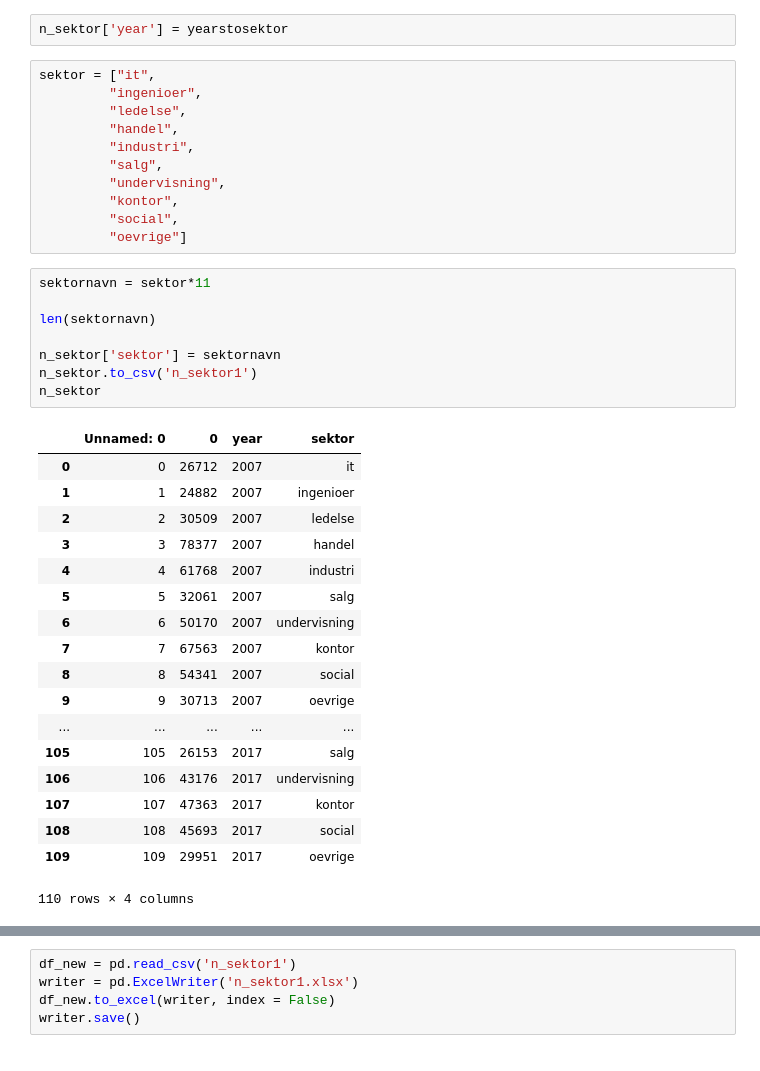
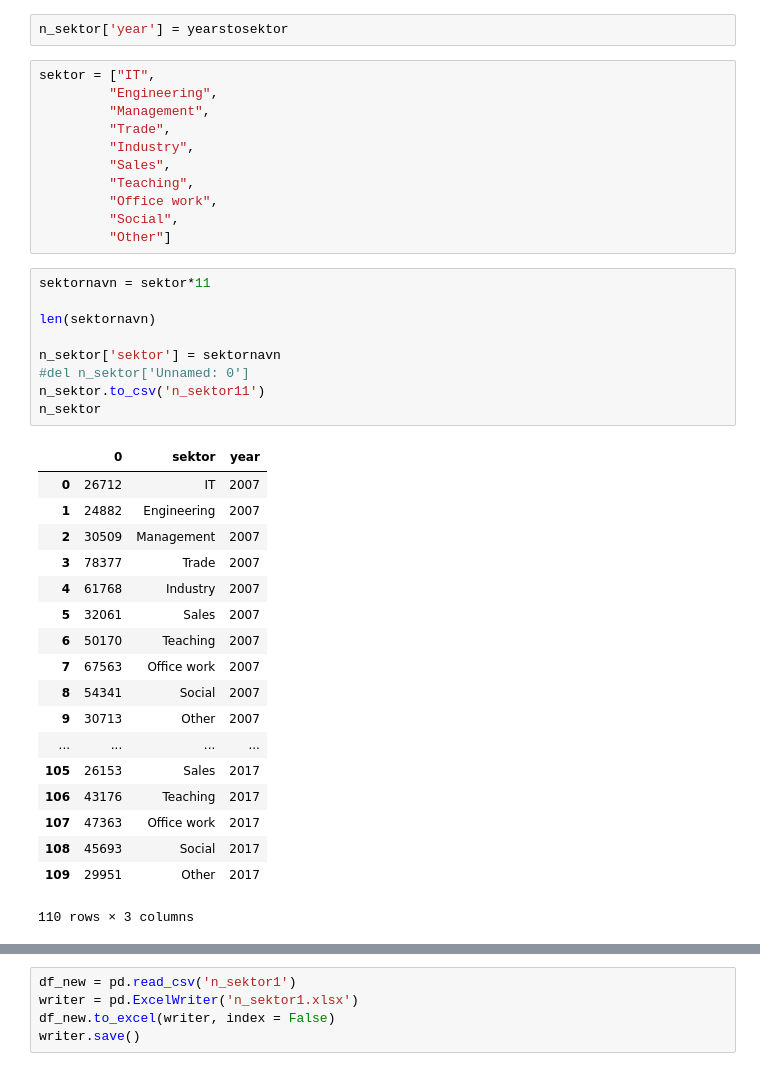
Before and after one commit to Naeim-S/GRP-33-TEST-1, a Jupyter notebook: EXAM/Dataset/Grafer.ipynb, the cells around one changed output, grey strips where cells are left out. Cells and saved outputs as stored; diff of their text form.

```diff
--- a/EXAM/Dataset/Grafer.ipynb
+++ b/EXAM/Dataset/Grafer.ipynb
@@ -183,43 +186,44 @@ yearstosektor
  2017]
 # %%
 n_sektor['year'] = yearstosektor
-# %%
-sektor = ["it",
-         "ingenioer",
-         "ledelse",
-         "handel",
-         "industri",
-         "salg",
-         "undervisning",
-         "kontor",
-         "social",
-         "oevrige"]
+# %%
+sektor = ["IT",
+         "Engineering",
+         "Management",
+         "Trade",
+         "Industry",
+         "Sales",
+         "Teaching",
+         "Office work",
+         "Social",
+         "Other"]
 # %%
 sektornavn = sektor*11
 
 len(sektornavn)
 
 n_sektor['sektor'] = sektornavn
-n_sektor.to_csv('n_sektor1')
+#del n_sektor['Unnamed: 0']
+n_sektor.to_csv('n_sektor11')
 n_sektor
 # %% [output]
-|  | Unnamed: 0 | 0 | year | sektor |
-| 0 | 0 | 26712 | 2007 | it |
-| 1 | 1 | 24882 | 2007 | ingenioer |
-| 2 | 2 | 30509 | 2007 | ledelse |
-| 3 | 3 | 78377 | 2007 | handel |
-| 4 | 4 | 61768 | 2007 | industri |
-| 5 | 5 | 32061 | 2007 | salg |
-| 6 | 6 | 50170 | 2007 | undervisning |
-| 7 | 7 | 67563 | 2007 | kontor |
-| 8 | 8 | 54341 | 2007 | social |
-| 9 | 9 | 30713 | 2007 | oevrige |
-| ... | ... | ... | ... | ... |
-| 105 | 105 | 26153 | 2017 | salg |
-| 106 | 106 | 43176 | 2017 | undervisning |
-| 107 | 107 | 47363 | 2017 | kontor |
-| 108 | 108 | 45693 | 2017 | social |
-| 109 | 109 | 29951 | 2017 | oevrige |
+|  | 0 | sektor | year |
+| 0 | 26712 | IT | 2007 |
+| 1 | 24882 | Engineering | 2007 |
+| 2 | 30509 | Management | 2007 |
+| 3 | 78377 | Trade | 2007 |
+| 4 | 61768 | Industry | 2007 |
+| 5 | 32061 | Sales | 2007 |
+| 6 | 50170 | Teaching | 2007 |
+| 7 | 67563 | Office work | 2007 |
+| 8 | 54341 | Social | 2007 |
+| 9 | 30713 | Other | 2007 |
+| ... | ... | ... | ... |
+| 105 | 26153 | Sales | 2017 |
+| 106 | 43176 | Teaching | 2017 |
+| 107 | 47363 | Office work | 2017 |
+| 108 | 45693 | Social | 2017 |
+| 109 | 29951 | Other | 2017 |
-110 rows × 4 columns
+110 rows × 3 columns
 # %%
 #jobindex_area = jobindex.query(' area != "danmark"').sort_values(by=["n_year_pc","year"], ascending=False)
```
Also changed, not shown: parts of 3 cells of this notebook, 9 other files.
